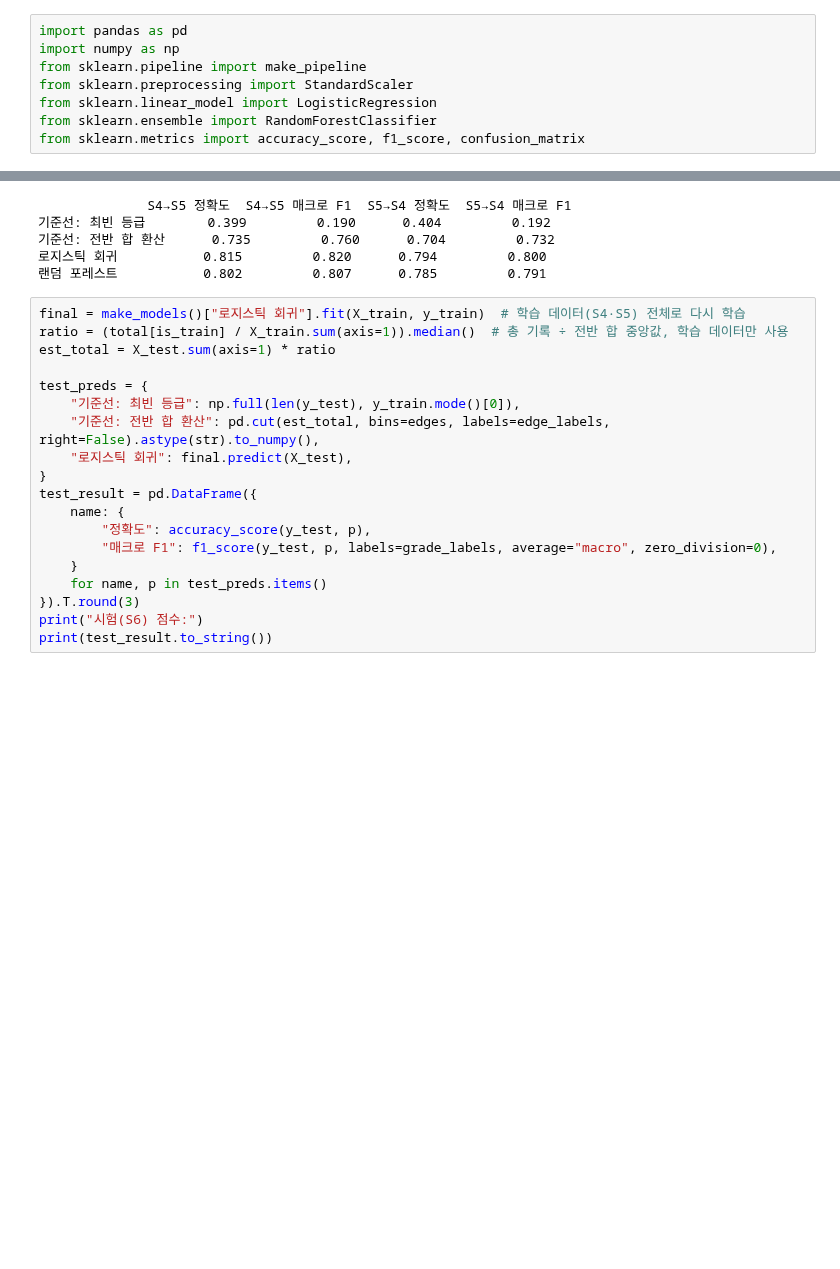
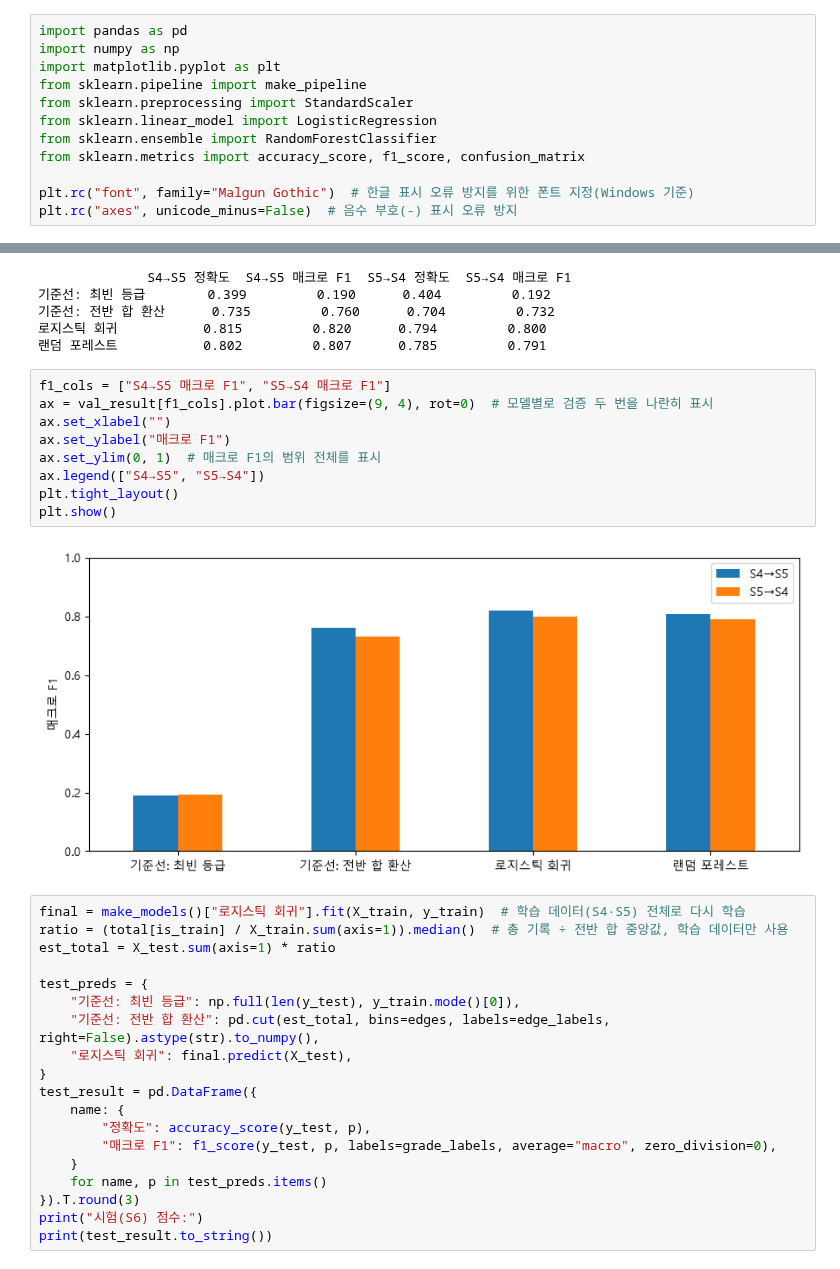
Before and after one commit to Jenny5789/hyrox-analysis, a Jupyter notebook: notebooks/05_classification.ipynb, the cells around one changed output, grey strips where cells are left out. Saved outputs shown, nothing was run; the diff lists cells and outputs as text; blank space fills up the shorter version.

Commit message:
feat: add graphs to classification notebook

```diff
--- a/notebooks/05_classification.ipynb
+++ b/notebooks/05_classification.ipynb
@@ -22,11 +22,15 @@
 # %%
 import pandas as pd
 import numpy as np
+import matplotlib.pyplot as plt
 from sklearn.pipeline import make_pipeline
 from sklearn.preprocessing import StandardScaler
 from sklearn.linear_model import LogisticRegression
 from sklearn.ensemble import RandomForestClassifier
 from sklearn.metrics import accuracy_score, f1_score, confusion_matrix
+
+plt.rc("font", family="Malgun Gothic")  # 한글 표시 오류 방지를 위한 폰트 지정(Windows 기준)
+plt.rc("axes", unicode_minus=False)  # 음수 부호(-) 표시 오류 방지
 # %% [markdown]
 ## 1. 문제 정의와 분할
 
@@ -235,6 +239,17 @@ print(val_result.to_string())
 기준선: 전반 합 환산      0.735         0.760      0.704         0.732
 로지스틱 회귀           0.815         0.820      0.794         0.800
 랜덤 포레스트           0.802         0.807      0.785         0.791
+# %%
+f1_cols = ["S4→S5 매크로 F1", "S5→S4 매크로 F1"]
+ax = val_result[f1_cols].plot.bar(figsize=(9, 4), rot=0)  # 모델별로 검증 두 번을 나란히 표시
+ax.set_xlabel("")
+ax.set_ylabel("매크로 F1")
+ax.set_ylim(0, 1)  # 매크로 F1의 범위 전체를 표시
+ax.legend(["S4→S5", "S5→S4"])
+plt.tight_layout()
+plt.show()
+# %% [output]
+[figure, added]
 # %%
 final = make_models()["로지스틱 회귀"].fit(X_train, y_train)  # 학습 데이터(S4·S5) 전체로 다시 학습
 ratio = (total[is_train] / X_train.sum(axis=1)).median()  # 총 기록 ÷ 전반 합 중앙값, 학습 데이터만 사용
```
Also changed, not shown: parts of 5 cells of this notebook.
